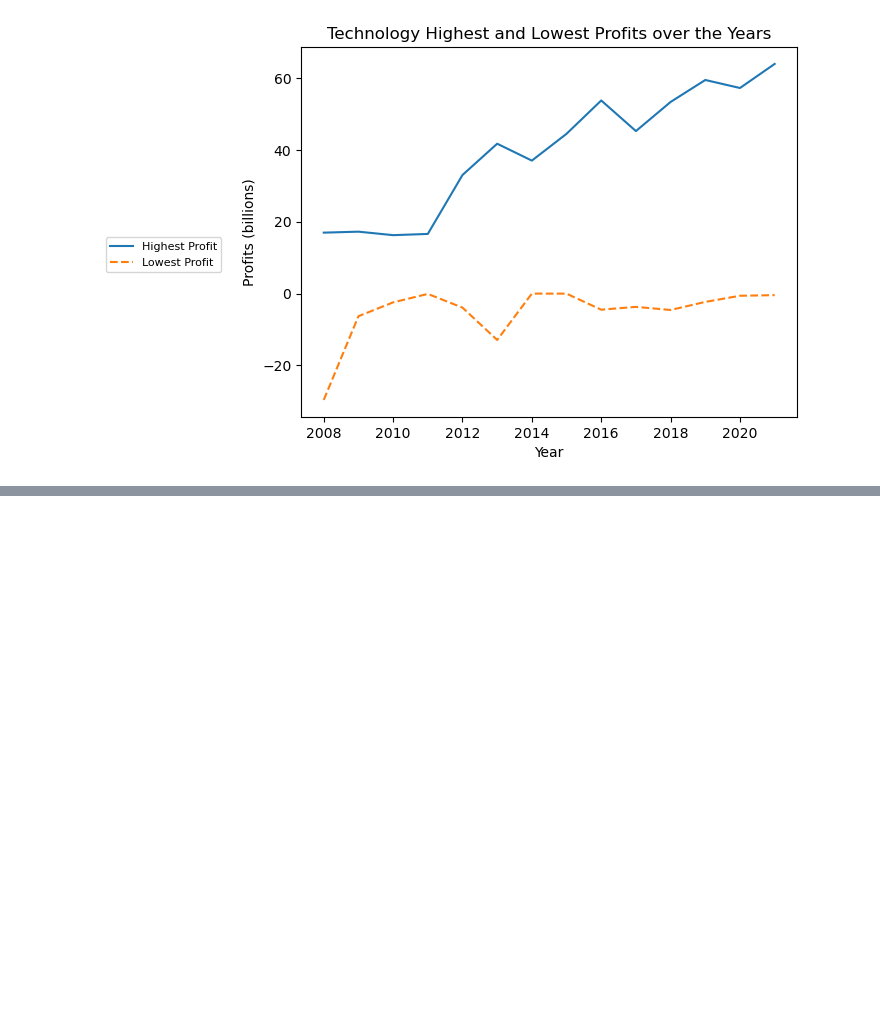
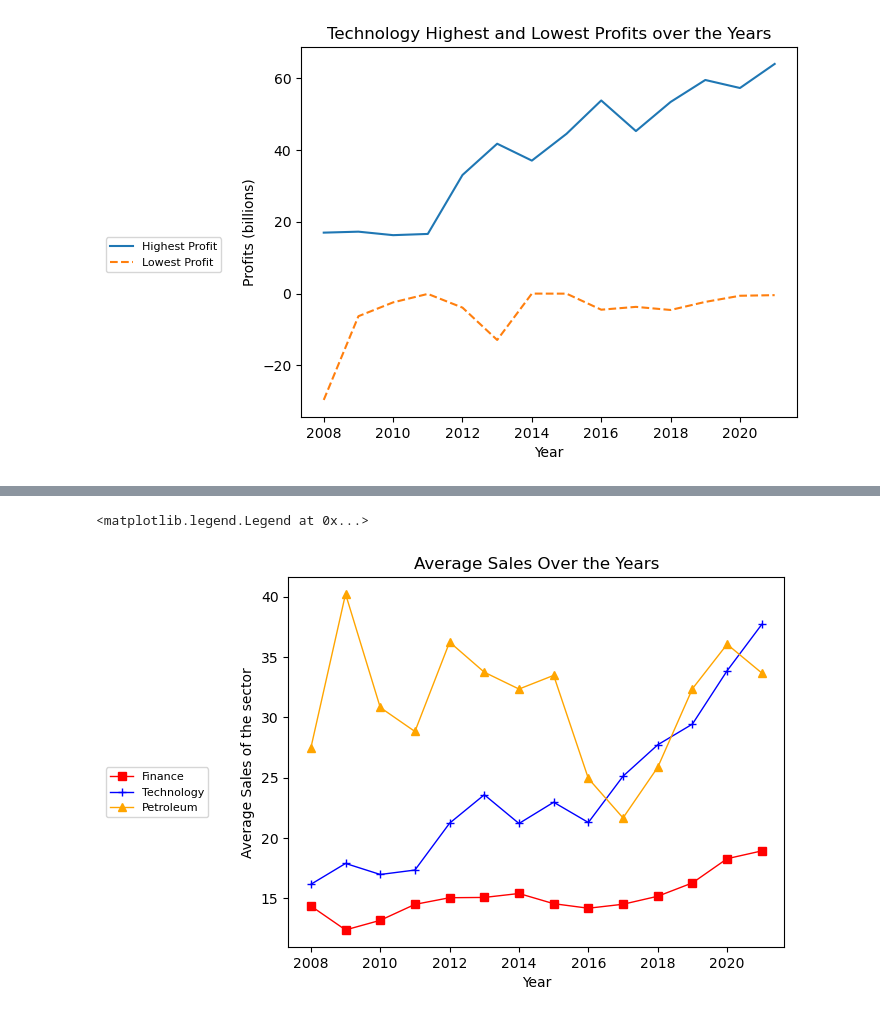
Before and after one commit to Arayavisual/Giant_Losers, a Jupyter notebook: Forbes 2008 - 2021 JL2 from DG9.ipynb, the cells around one changed output, grey strips where cells are left out. Cells and saved outputs as stored; diff of their text form; code cells hidden in the pictures; blank space fills up the shorter version.

```diff
--- a/Forbes 2008 - 2021 JL2 from DG9.ipynb
+++ b/Forbes 2008 - 2021 JL2 from DG9.ipynb
@@ -1045,3 +1045,9 @@ plt.legend(bbox_to_anchor=(-0.15, .5), fontsize=8)
 # %% [output]
 <matplotlib.legend.Legend at 0x...>
 [figure]
+# %%
+# Petroleum Sector
+# Select the data in petroleum Sector
+petroleum = us.loc[(us["Industry"] == 'Oil & Gas Operations')|(us["Industry"] == 'Oil Services & Equipment')
+                |(us["Industry"] == 'Natural Gas Utilities')]
+petroleum
@@ -1047,0 +1068,4 @@ plt.legend(bbox_to_anchor=(-0.15, .5), fontsize=8)
+# %%
+# Resetting index
+petroleum.reset_index(inplace=True, drop=True)
+petroleum
@@ -1047,0 +1106,24 @@ plt.legend(bbox_to_anchor=(-0.15, .5), fontsize=8)
+# %%
+# Analyze sales data in financial sector, technology sector and petroleum sector
+# (Create new dataframes for financials and tech to prevent conflict for further use.)
+finance = financials
+Tech = tech
+
+# Create a column 'Sector' for each dataframe
+finance["Sector"] = "Finance"
+Tech["Sector"] = "Tech"
+petroleum["Sector"] = "Petroleum"
+
+#three_sector = pd.concat([finance, Tech, petroleum])
+#three_sector
+# %%
+# Average sales of each sector for all years
+average_sales_finance = finance.groupby(["Year"])["Sales"].mean()
+average_sales_tech = Tech.groupby(["Year"])["Sales"].mean()
+average_sales_petroleum = petroleum.groupby(["Year"])["Sales"].mean()
+
+# Create a dataframe of the average sales in these three sector
+average_sales = pd.DataFrame({"Finance Average Sales":average_sales_finance,
+                              "Technology Average Sales":average_sales_tech,
+                              "Petroleum Average Sales":average_sales_petroleum})
+average_sales
@@ -1047,0 +1147,13 @@ plt.legend(bbox_to_anchor=(-0.15, .5), fontsize=8)
+# %%
+# Plotting multiple lines graph
+plt.plot(years, average_sales_finance, marker="s", color="Red", linewidth=1, label="Finance" )
+plt.plot(years, average_sales_tech, marker="+", color="blue", linewidth=1, label="Technology" )
+plt.plot(years, average_sales_petroleum, marker="^", color="orange", linewidth=1, label="Petroleum" )
+plt.xticks()
+plt.ylabel('Average Sales of the sector')
+plt.xlabel('Year')
+plt.title('Average Sales Over the Years')
+plt.legend(bbox_to_anchor=(-0.15, .5), fontsize=8)
+# %% [output]
+<matplotlib.legend.Legend at 0x...>
+[figure, added]
```
Also changed, not shown: parts of 13 cells of this notebook.
